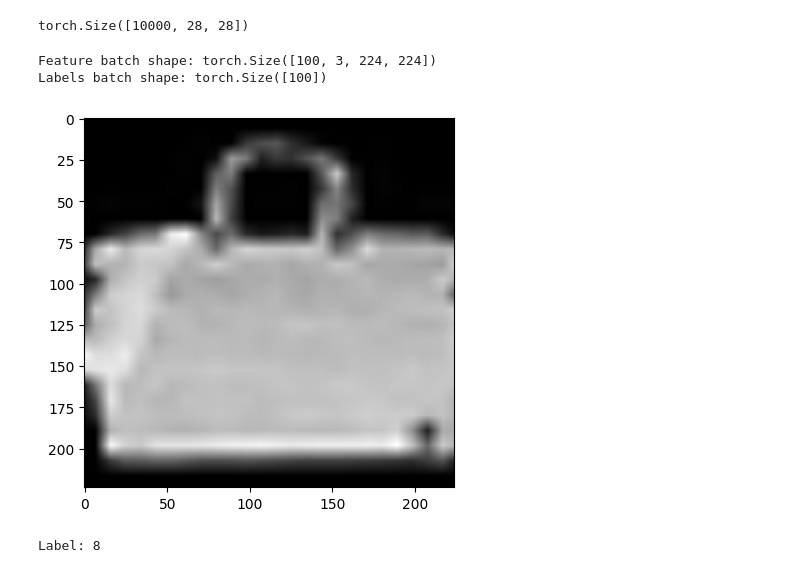
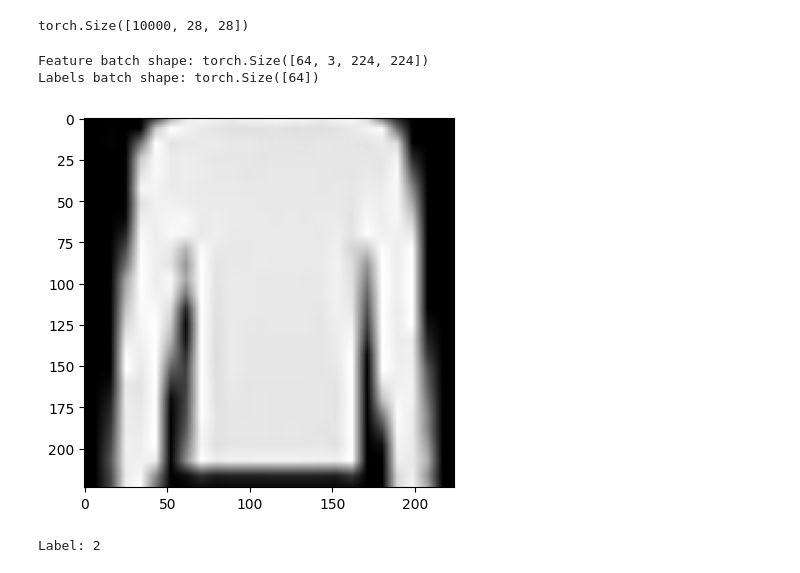
Before and after one commit to AlphaeusNg/Optimizing-FashionMNIST-Apparel-Recognition-Customised-Neural-Network-Architecture-Design, a Jupyter notebook: dataload.ipynb, the cells around one changed output. Saved outputs shown, nothing was run; the diff lists cells and outputs as text; code cells hidden in the pictures.

Commit message:
Modified code to run batches and save state and training data

```diff
--- a/dataload.ipynb
+++ b/dataload.ipynb
@@ -9,16 +9,17 @@ from torchvision.io import read_image
 from torch.utils.data import Dataset
 from tqdm import tqdm
 # %%
+BATCH_SIZE = 64
+NUM_OF_WORKERS = 2
+NUM_OF_EPOCHS = 40
+
 transform = transforms.Compose([transforms.Resize(256), transforms.CenterCrop(224), torchvision.transforms.Grayscale(num_output_channels=3), transforms.ToTensor()])
 trainset = datasets.FashionMNIST('data/', download=True, train=True, transform=transform)
-trainloader = torch.utils.data.DataLoader(trainset, batch_size=16, shuffle=True, num_workers=2)
+trainloader = torch.utils.data.DataLoader(trainset, batch_size=BATCH_SIZE, shuffle=True, num_workers=NUM_OF_WORKERS)
 testset = datasets.FashionMNIST('data/', download=True, train=False, transform=transform)
-testloader = torch.utils.data.DataLoader(testset, batch_size=16, shuffle=False, num_workers=2)
+testloader = torch.utils.data.DataLoader(testset, batch_size=BATCH_SIZE, shuffle=False, num_workers=NUM_OF_WORKERS)
 # %%
 device = torch.device("cuda:0" if torch.cuda.is_available() else "cpu")
 print(device)
-# Move data loaders to the GPU
-trainloader = [(data.to(device), target.to(device)) for data, target in trainloader]
-testloader = [(data.to(device), target.to(device)) for data, target in testloader]
 # %% [output]
 cuda:0
@@ -50,17 +47,17 @@ labels_map = {
 # %%
 #nex iter gets next 100 images
 train_features, train_labels = next(iter(trainloader))
 print(f"Feature batch shape: {train_features.size()}")
 print(f"Labels batch shape: {train_labels.size()}")
-img = train_features[99][0].squeeze()
-label = train_labels[99]
+img = train_features[7][0].squeeze()
+label = train_labels[7]
 plt.imshow(img, cmap="gray")
 plt.show()
 print(f"Label: {label}")
 # %% [output]
-Feature batch shape: torch.Size([100, 3, 224, 224])
-Labels batch shape: torch.Size([100])
+Feature batch shape: torch.Size([64, 3, 224, 224])
+Labels batch shape: torch.Size([64])
-[figure, old version]
+[figure, new version]
-Label: 8
+Label: 2
 # %%
 from torchvision import models
```
Also changed, not shown: parts of 7 cells of this notebook.
